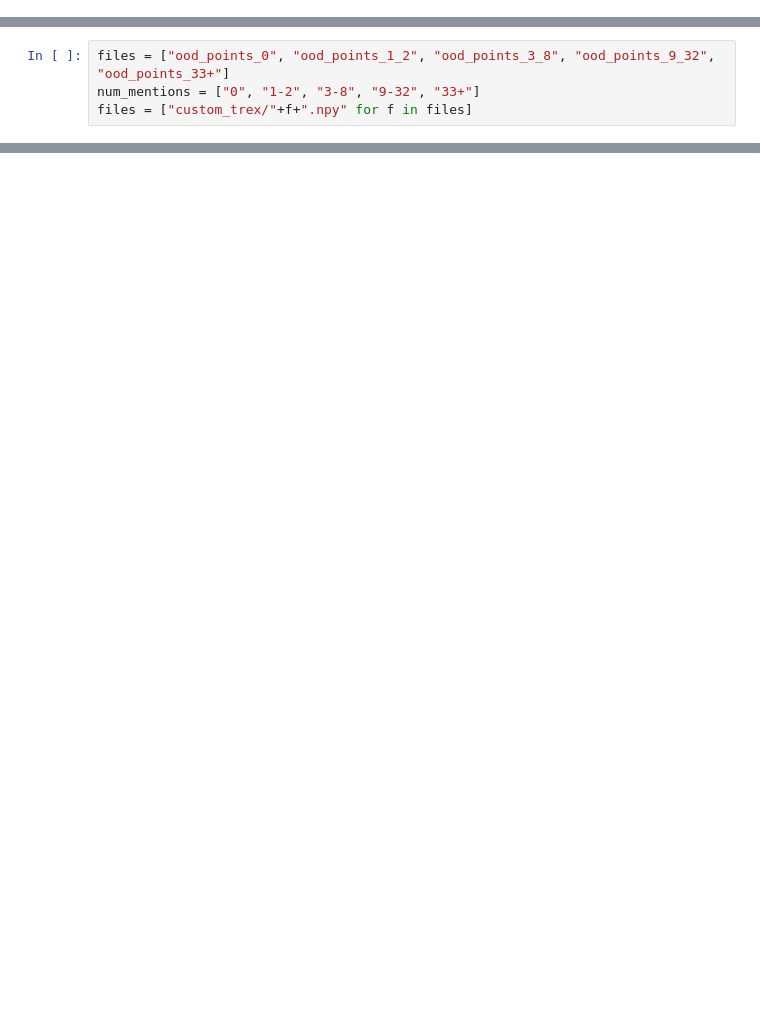
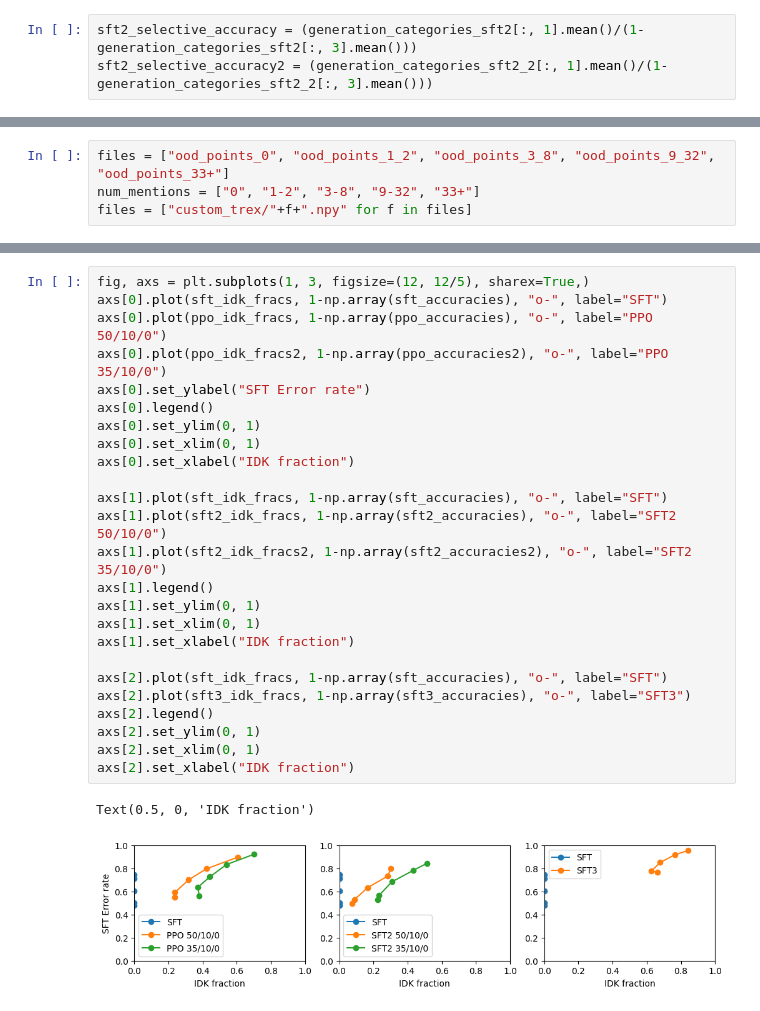
Before and after one commit to katiekang1998/llm_hallucinations, a Jupyter notebook: examples/analysis_new_ood_ctrex.ipynb, the cells around one changed output, grey strips where cells are left out. Drawn from its saved outputs; the diff is of its cells as text; blank space fills up the shorter version.

```diff
--- a/examples/analysis_new_ood_ctrex.ipynb
+++ b/examples/analysis_new_ood_ctrex.ipynb
@@ -7,0 +16,3 @@ generation_categories_ppo2 = np.load("ckpts/ppo_ctrex_llama7B_commit35_idk10/bes
+# %%
+sft2_selective_accuracy = (generation_categories_sft2[:, 1].mean()/(1-generation_categories_sft2[:, 3].mean()))
+sft2_selective_accuracy2 = (generation_categories_sft2_2[:, 1].mean()/(1-generation_categories_sft2_2[:, 3].mean()))
@@ -11,0 +354,28 @@ files = ["custom_trex/"+f+".npy" for f in files]
+# %%
+fig, axs = plt.subplots(1, 3, figsize=(12, 12/5), sharex=True,)
+axs[0].plot(sft_idk_fracs, 1-np.array(sft_accuracies), "o-", label="SFT")
+axs[0].plot(ppo_idk_fracs, 1-np.array(ppo_accuracies), "o-", label="PPO 50/10/0")
+axs[0].plot(ppo_idk_fracs2, 1-np.array(ppo_accuracies2), "o-", label="PPO 35/10/0")
+axs[0].set_ylabel("SFT Error rate")
+axs[0].legend()
+axs[0].set_ylim(0, 1)
+axs[0].set_xlim(0, 1)
+axs[0].set_xlabel("IDK fraction")
+
+axs[1].plot(sft_idk_fracs, 1-np.array(sft_accuracies), "o-", label="SFT")
+axs[1].plot(sft2_idk_fracs, 1-np.array(sft2_accuracies), "o-", label="SFT2 50/10/0")
+axs[1].plot(sft2_idk_fracs2, 1-np.array(sft2_accuracies2), "o-", label="SFT2 35/10/0")
+axs[1].legend()
+axs[1].set_ylim(0, 1)
+axs[1].set_xlim(0, 1)
+axs[1].set_xlabel("IDK fraction")
+
+axs[2].plot(sft_idk_fracs, 1-np.array(sft_accuracies), "o-", label="SFT")
+axs[2].plot(sft3_idk_fracs, 1-np.array(sft3_accuracies), "o-", label="SFT3")
+axs[2].legend()
+axs[2].set_ylim(0, 1)
+axs[2].set_xlim(0, 1)
+axs[2].set_xlabel("IDK fraction")
+# %% [output]
+Text(0.5, 0, 'IDK fraction')
+[figure, added]
```
Also changed, not shown: parts of 13 cells of this notebook, 34 other files.
